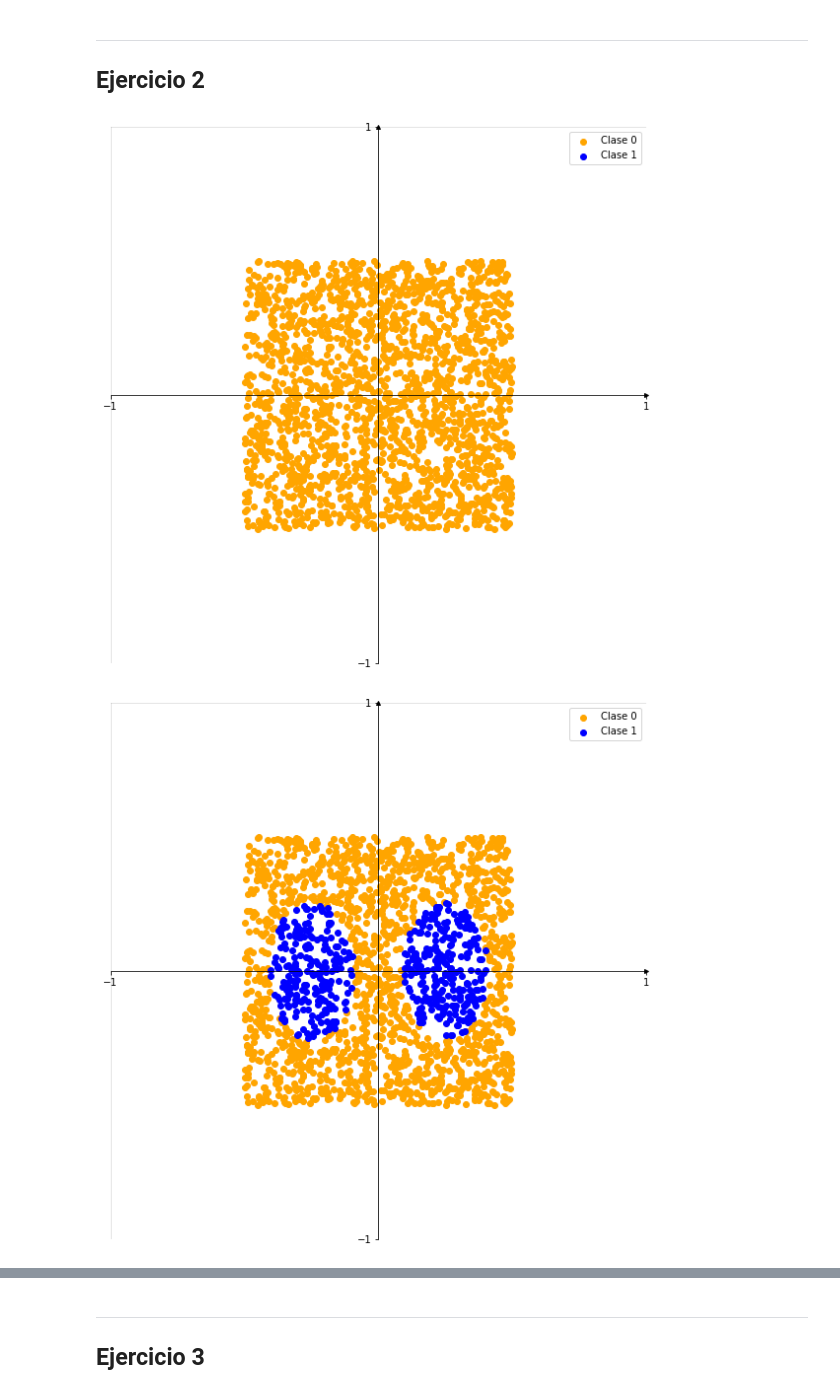
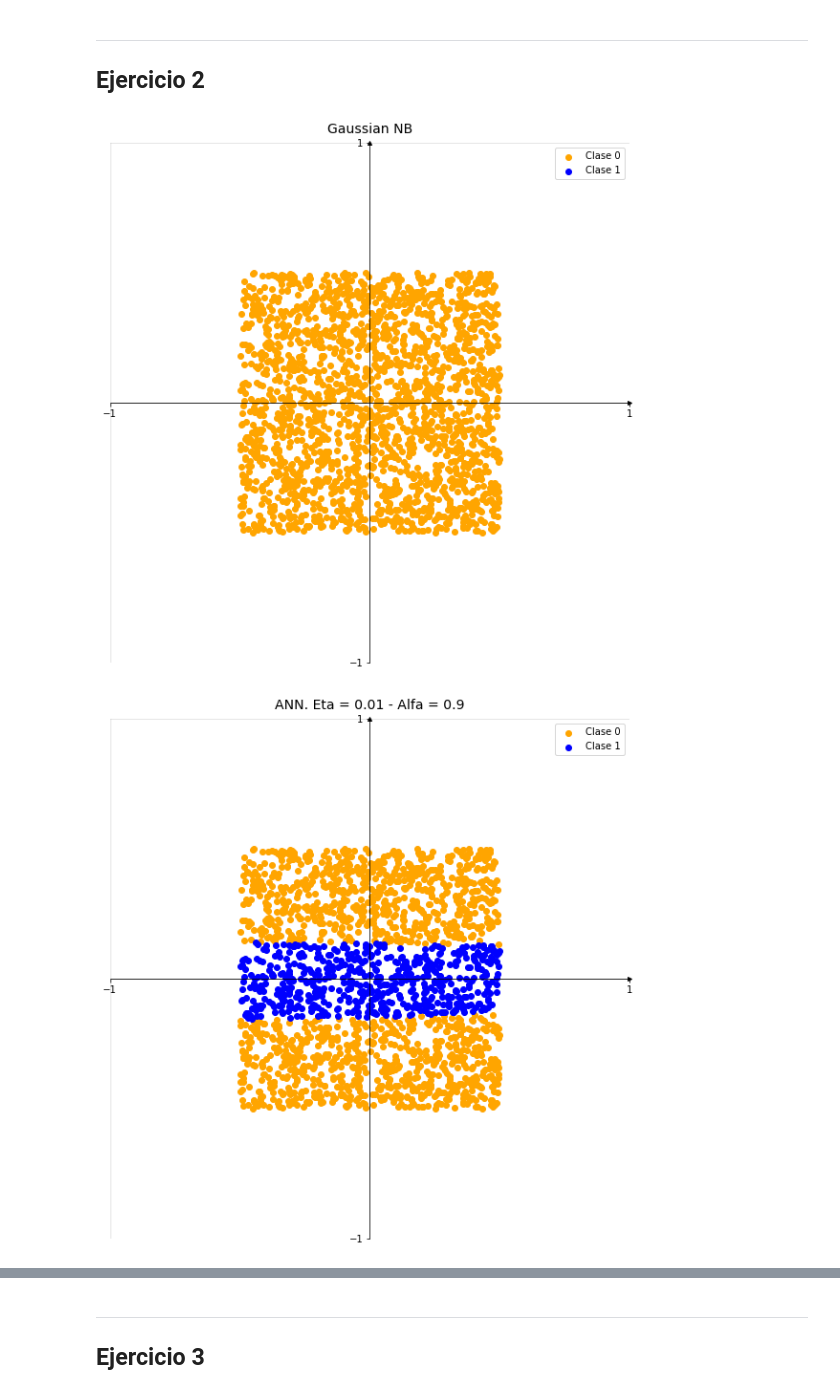
Before and after one commit to jfarizano/IntroML, a Jupyter notebook: tp3.ipynb, the cells around one changed output, grey strips where cells are left out. Saved outputs shown, nothing was run; the diff lists cells and outputs as text; code cells hidden in the pictures.

```diff
--- a/tp3.ipynb
+++ b/tp3.ipynb
@@ -77,30 +90,30 @@ graph_errors_dimensions(ej1_errors_df)
 # %%
 col_names = [0, 1, 'Class']
 x_col_names = col_names[:-1]
 y_col_name = col_names[-1]
 
 # Leo el conjunto de datos utilizado para entrenar y vaidar
 df_data_elipses = pd.read_csv("datasets/elipses/dos_elipses.data", header=None, names = col_names)
 # Separo un 20% al azar para conjunto de validación
 X, y = df_data_elipses[x_col_names], df_data_elipses[y_col_name]
 X_train, _, y_train, _ = train_test_split(X, y, random_state=0, test_size=0.2)
 
 # Leo el conjunto de test
 df_test_elipses = pd.read_csv("datasets/elipses/dos_elipses.test", header=None, names = col_names)
 X_test, y_test = df_test_elipses[x_col_names], df_test_elipses[y_col_name]
 
 clf = GaussianNB()
 clf.fit(X_train, y_train)
 
 predict_test = clf.predict(X_test)
-
 frame = {0 : X_test[0], 1 : X_test[1], 'Class' : predict_test}
-
 df_predict_test = pd.DataFrame(frame, columns=[0, 1, 'Class'])
 
-graph_df(df_predict_test)
+df_ann_predict = pd.read_csv("datasets/elipses/ann_predict.data", header=0, names = col_names)
 
-graph_df(df_test_elipses)
+graph_df(df_predict_test, title="Gaussian NB")
+graph_df(df_ann_predict, title="ANN. Eta = 0.01 - Alfa = 0.9")
+graph_df(df_test_elipses, title="Original test set")
 # %% [output]
-[figure, old version]
+[figure, new version]
-[figure, old version]
+[figure, new version]
```
Also changed, not shown: parts of 16 cells of this notebook, 5 other files.
